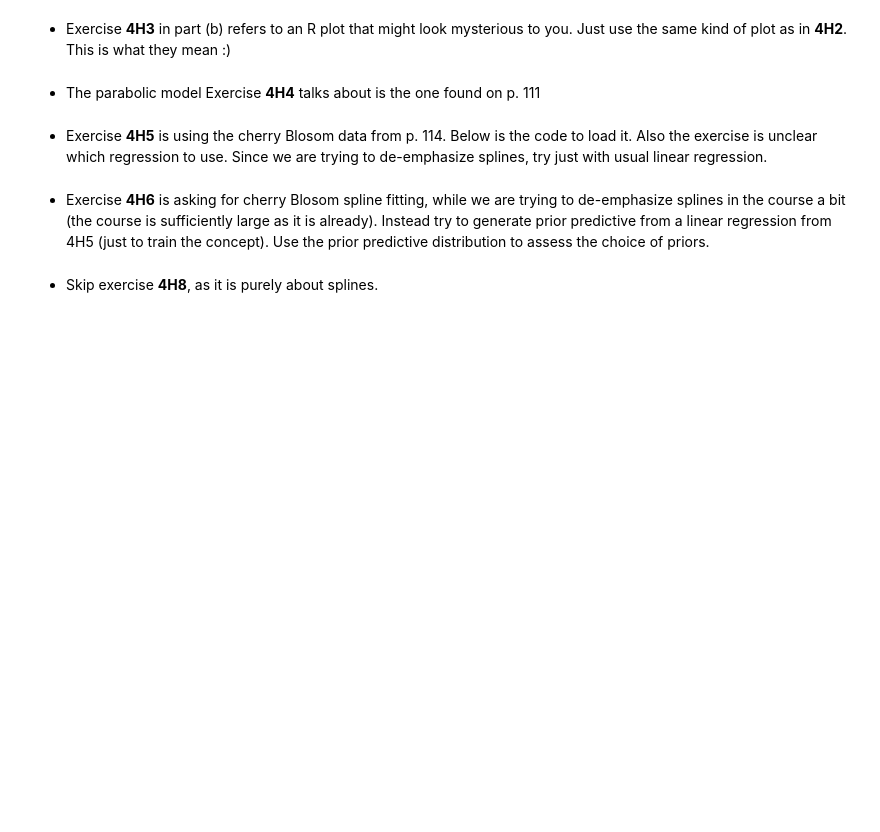
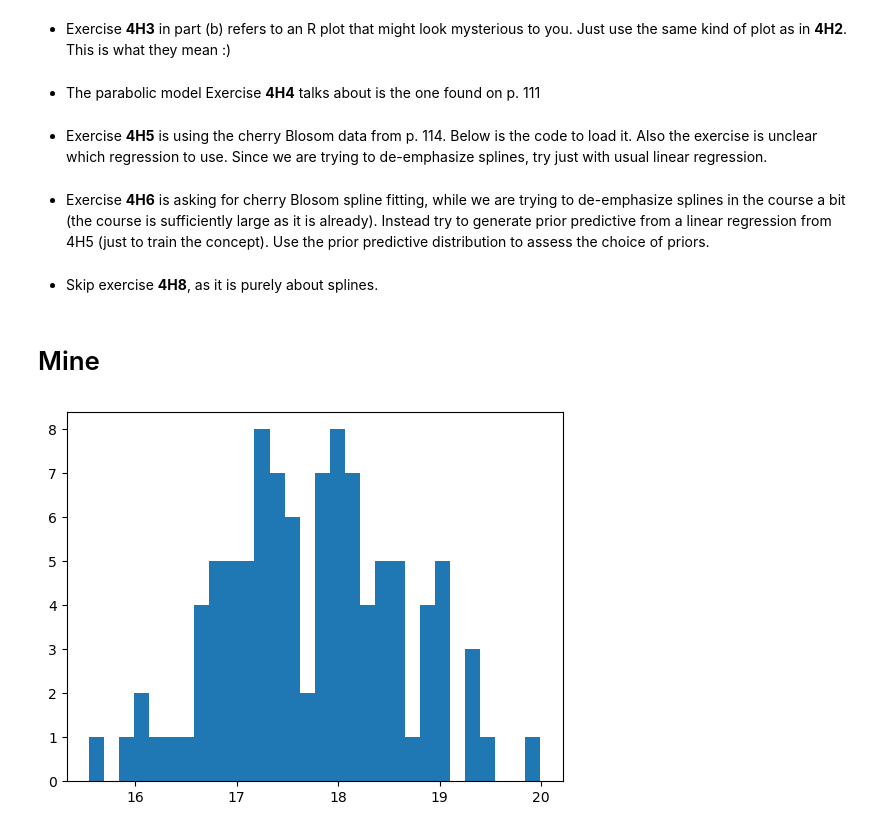
Before and after one commit to PatrickMatthiesen/ProbabilisticProgramming, a Jupyter notebook: 02-regression/regression-exercises.ipynb, the cells around one changed output. Drawn from its saved outputs; the diff is of its cells as text; code cells hidden in the pictures; blank space fills up the shorter version.

```diff
--- a/02-regression/regression-exercises.ipynb
+++ b/02-regression/regression-exercises.ipynb
@@ -71,3 +96,19 @@ az.summary(pd.read_csv("cherry_blossoms.csv").dropna().to_dict(orient="list"), k
 * Exercise __4H6__ is asking for cherry Blosom spline fitting, while we are trying to de-emphasize splines in the course a bit (the course is sufficiently large as it is already).  Instead try to generate prior predictive from a linear regression from 4H5 (just to train the concept). Use the prior predictive distribution to assess the choice of priors.
 # %% [markdown]
 * Skip exercise __4H8__, as it is purely about splines.
+# %% [markdown]
+# Mine
+# %%
+import numpy as np
+import matplotlib.pyplot as plt
+
+np.random.seed(0)
+n = 100
+mu = np.random.normal(0, 10)
+sigma = np.random.exponential(1)
+y = np.random.normal(mu, sigma, n)
+
+plt.hist(y, bins=30)
+plt.show()
+# %% [output]
+[figure, added]
```
Also changed, not shown: parts of 5 cells of this notebook, 3 other files.
